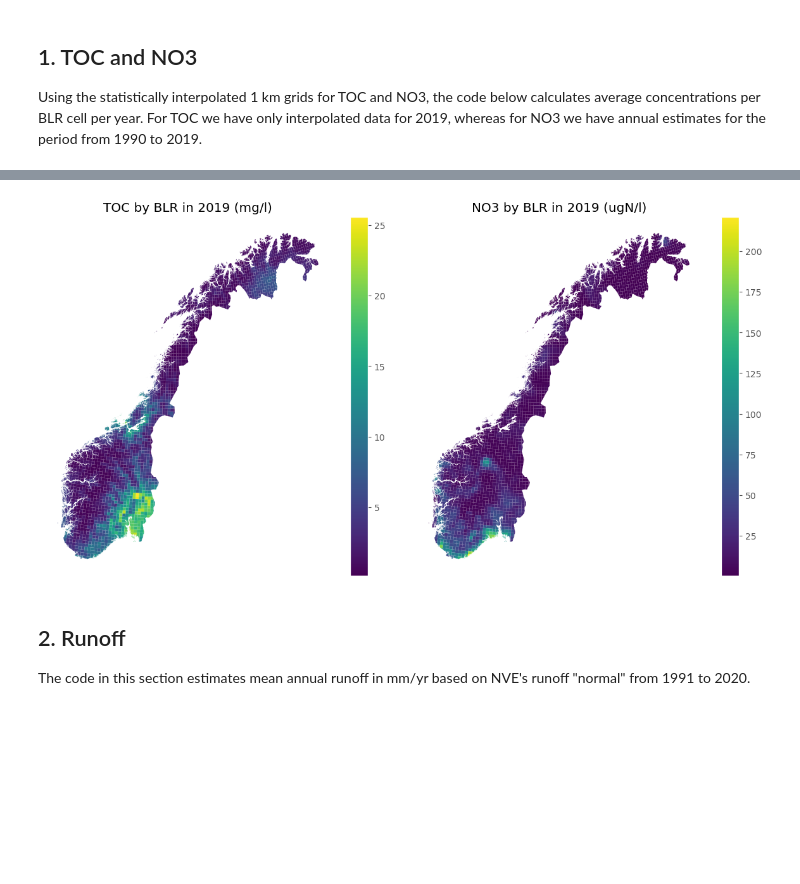
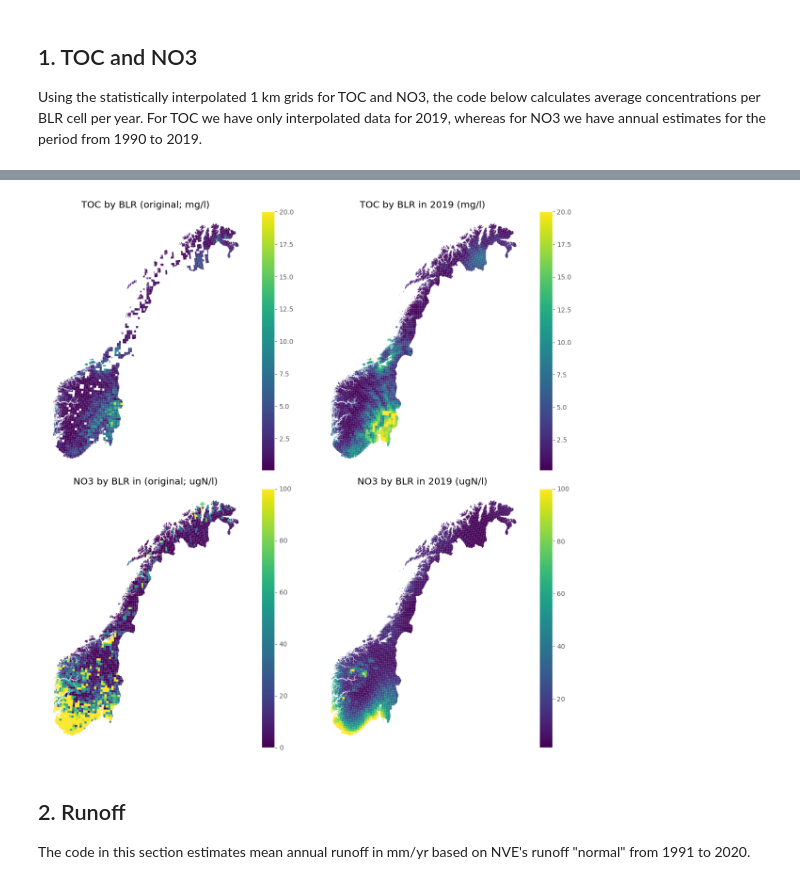
Before and after one commit to JamesSample/critical_loads_2, a Jupyter notebook: notebooks/gams_spatial_temporal_interp/02d_blr_summaries.ipynb, the cells around one changed output, grey strips where cells are left out. Drawn from its saved outputs; the diff is of its cells as text; code cells hidden in the pictures; blank space fills up the shorter version.

```diff
--- a/notebooks/gams_spatial_temporal_interp/02d_blr_summaries.ipynb
+++ b/notebooks/gams_spatial_temporal_interp/02d_blr_summaries.ipynb
@@ -41,3 +41,21 @@ blr_gdf.head()
 | 2 | 58006002 | MULTIPOLYGON (((3660.479 6501900.... |
 | 3 | 58006003 | MULTIPOLYGON (((18211.985 6500076... |
 | 4 | 58006004 | MULTIPOLYGON (((32767.708 6498306... |
+# %%
+# Get original TOC and NO3 values from 1995
+par_df = pd.read_sql(
+    "SELECT id as parameter_id, name, class FROM water.parameter_definitions",
+    cl_eng,
+)
+req_df = pd.read_sql("SELECT * FROM water.blr_required_parameters", cl_eng)
+req_df = pd.merge(req_df, par_df, how="left", on="parameter_id")
+del req_df["parameter_id"], req_df["class"]
+req_df = req_df.pivot(index="region_id", columns="name", values="value")
+req_df.index.name = "Region_id"
+req_df.reset_index(inplace=True)
+req_df.columns.name = ""
+req_df = req_df[['Region_id', 'NO3N', 'TOC']]
+req_df.columns = ['cell_id', 'NO3_NO2_ugpl_orig', 'TOC_mgpl_orig']
+
+blr_gdf = blr_gdf.merge(req_df, how='left', on='cell_id')
+blr_gdf.head()
@@ -46,7 +71,7 @@ blr_gdf.head()
 
 Using the statistically interpolated 1 km grids for TOC and NO3, the code below calculates average concentrations per BLR cell per year. For TOC we have only interpolated data for 2019, whereas for NO3 we have annual estimates for the period from 1990 to 2019.
 # %%
-st_yr = 1990
+st_yr = 2019
 end_yr = 2019
 
 years = range(st_yr, end_yr + 1)
@@ -95,17 +119,21 @@ blr_gdf.head()
 # %%
 # Plot
 no3_year = 2019
 
-fig, axes = plt.subplots(nrows=1, ncols=2, figsize=(12, 6))
-blr_gdf.plot(column="TOC_mgpl_2019", legend=True, ax=axes[0])
-blr_gdf.plot(column=f"NO3_NO2_ugpl_{no3_year}", legend=True, ax=axes[1])
-axes[0].set_title("TOC by BLR in 2019 (mg/l)")
-axes[1].set_title(f"NO3 by BLR in {no3_year} (ugN/l)")
-for ax in axes:
+fig, axes = plt.subplots(nrows=2, ncols=2, figsize=(12, 12))
+blr_gdf.plot(column="TOC_mgpl_orig", legend=True, ax=axes[0, 0], vmax=20)
+blr_gdf.plot(column="TOC_mgpl_2019", legend=True, ax=axes[0, 1], vmax=20)
+blr_gdf.plot(column="NO3_NO2_ugpl_orig", legend=True, ax=axes[1, 0], vmax=100)
+blr_gdf.plot(column=f"NO3_NO2_ugpl_{no3_year}", legend=True, ax=axes[1, 1], vmax=100)
+axes[0, 0].set_title("TOC by BLR (original; mg/l)")
+axes[0, 1].set_title("TOC by BLR in 2019 (mg/l)")
+axes[1, 0].set_title("NO3 by BLR in (original; ugN/l)")
+axes[1, 1].set_title(f"NO3 by BLR in {no3_year} (ugN/l)")
+for ax in axes.flatten():
     ax.axis("off")
 plt.tight_layout()
 # %% [output]
-[figure, old version]
+[figure, new version]
 # %% [markdown]
 ## 2. Runoff
 
```
Also changed, not shown: parts of 4 cells of this notebook, 2 other files.
